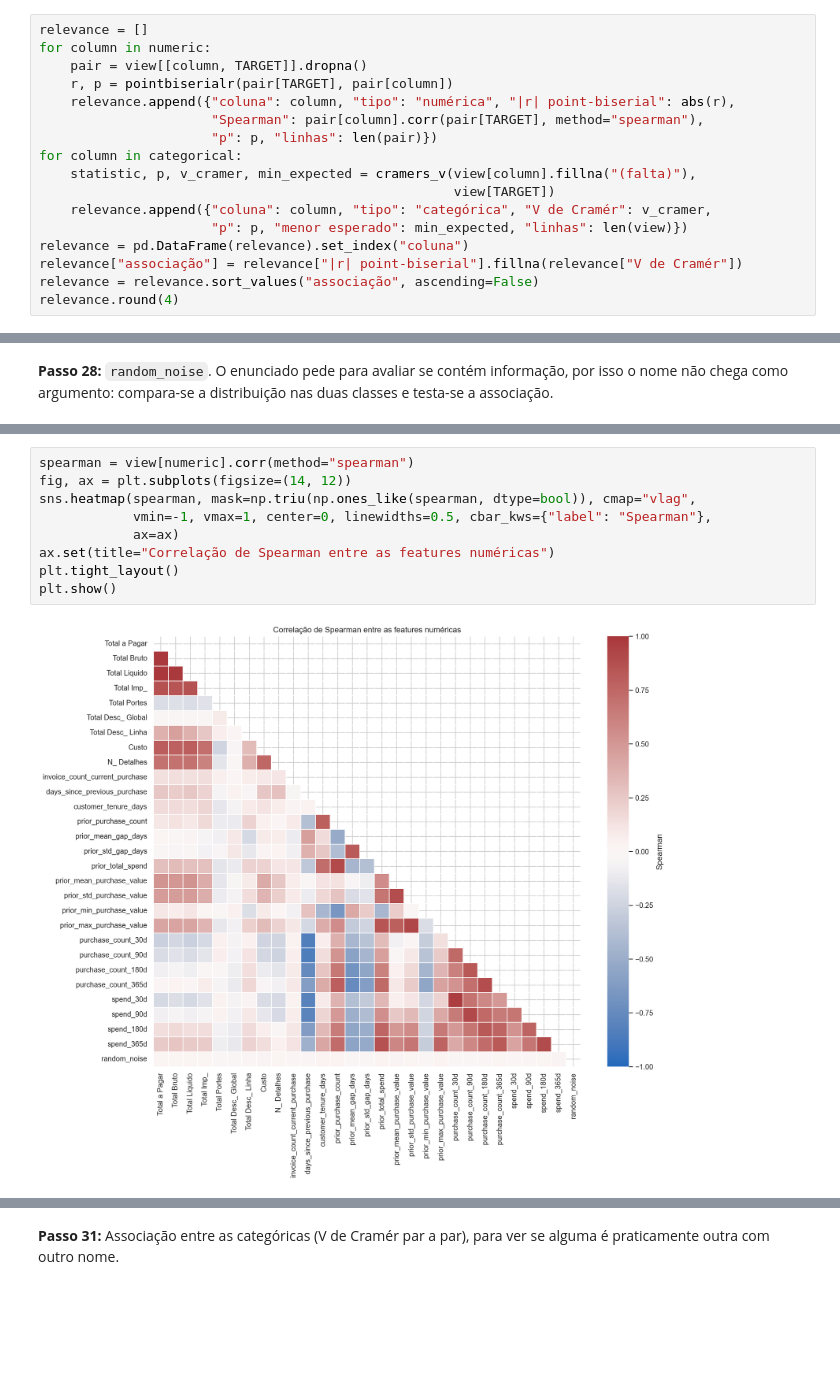
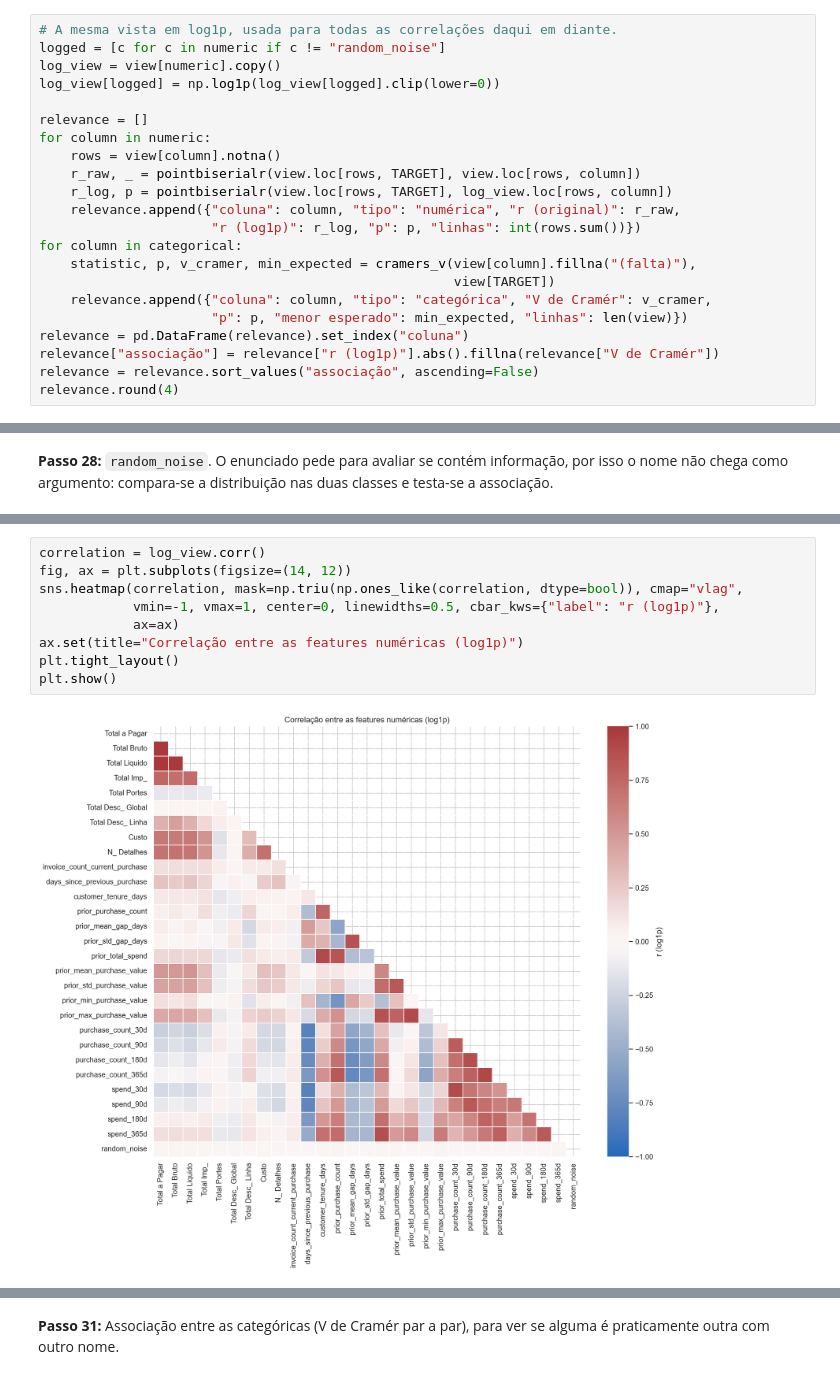
Before and after one commit to jxbarbosax/Machine-Learning, a Jupyter notebook: Homework_EDA.ipynb, the cells around one changed output, grey strips where cells are left out. Cells and saved outputs as stored; diff of their text form; blank space fills up the shorter version.

```diff
--- a/Homework_EDA.ipynb
+++ b/Homework_EDA.ipynb
@@ -974,18 +977,23 @@ não é dominada pelas caudas que a secção 8 encontrou.
 # %%
+# A mesma vista em log1p, usada para todas as correlações daqui em diante.
+logged = [c for c in numeric if c != "random_noise"]
+log_view = view[numeric].copy()
+log_view[logged] = np.log1p(log_view[logged].clip(lower=0))
+
 relevance = []
 for column in numeric:
-    pair = view[[column, TARGET]].dropna()
-    r, p = pointbiserialr(pair[TARGET], pair[column])
-    relevance.append({"coluna": column, "tipo": "numérica", "|r| point-biserial": abs(r),
-                      "Spearman": pair[column].corr(pair[TARGET], method="spearman"),
-                      "p": p, "linhas": len(pair)})
+    rows = view[column].notna()
+    r_raw, _ = pointbiserialr(view.loc[rows, TARGET], view.loc[rows, column])
+    r_log, p = pointbiserialr(view.loc[rows, TARGET], log_view.loc[rows, column])
+    relevance.append({"coluna": column, "tipo": "numérica", "r (original)": r_raw,
+                      "r (log1p)": r_log, "p": p, "linhas": int(rows.sum())})
 for column in categorical:
     statistic, p, v_cramer, min_expected = cramers_v(view[column].fillna("(falta)"),
                                                      view[TARGET])
     relevance.append({"coluna": column, "tipo": "categórica", "V de Cramér": v_cramer,
                       "p": p, "menor esperado": min_expected, "linhas": len(view)})
 relevance = pd.DataFrame(relevance).set_index("coluna")
-relevance["associação"] = relevance["|r| point-biserial"].fillna(relevance["V de Cramér"])
+relevance["associação"] = relevance["r (log1p)"].abs().fillna(relevance["V de Cramér"])
 relevance = relevance.sort_values("associação", ascending=False)
 relevance.round(4)
 # %% [output]
@@ -1105,12 +1112,12 @@ pelas caudas.
 # %%
-spearman = view[numeric].corr(method="spearman")
+correlation = log_view.corr()
 fig, ax = plt.subplots(figsize=(14, 12))
-sns.heatmap(spearman, mask=np.triu(np.ones_like(spearman, dtype=bool)), cmap="vlag",
-            vmin=-1, vmax=1, center=0, linewidths=0.5, cbar_kws={"label": "Spearman"},
+sns.heatmap(correlation, mask=np.triu(np.ones_like(correlation, dtype=bool)), cmap="vlag",
+            vmin=-1, vmax=1, center=0, linewidths=0.5, cbar_kws={"label": "r (log1p)"},
             ax=ax)
-ax.set(title="Correlação de Spearman entre as features numéricas")
+ax.set(title="Correlação entre as features numéricas (log1p)")
 plt.tight_layout()
 plt.show()
 # %% [output]
-[figure, old version]
+[figure, new version]
 # %% [markdown]
```
Also changed, not shown: parts of 59 cells of this notebook.
